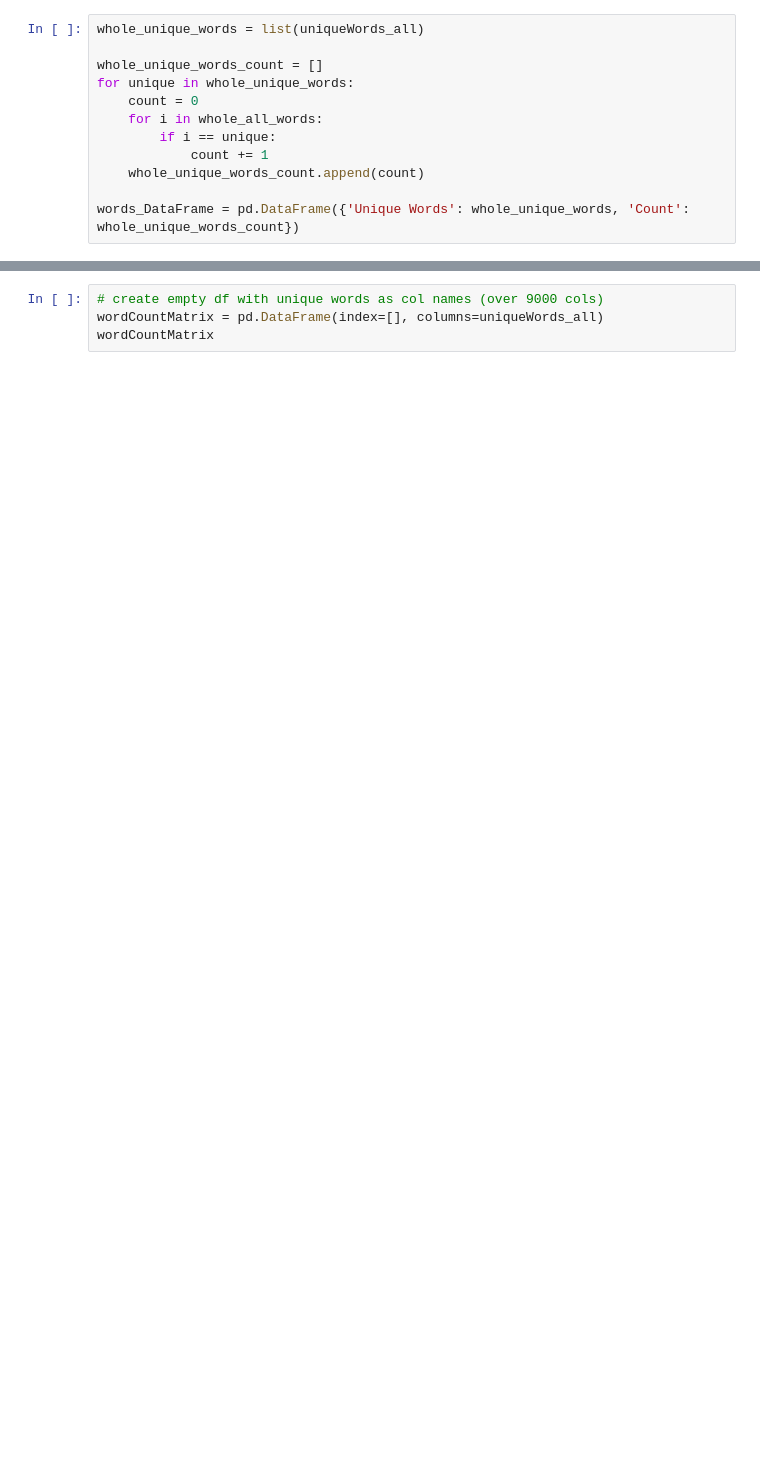
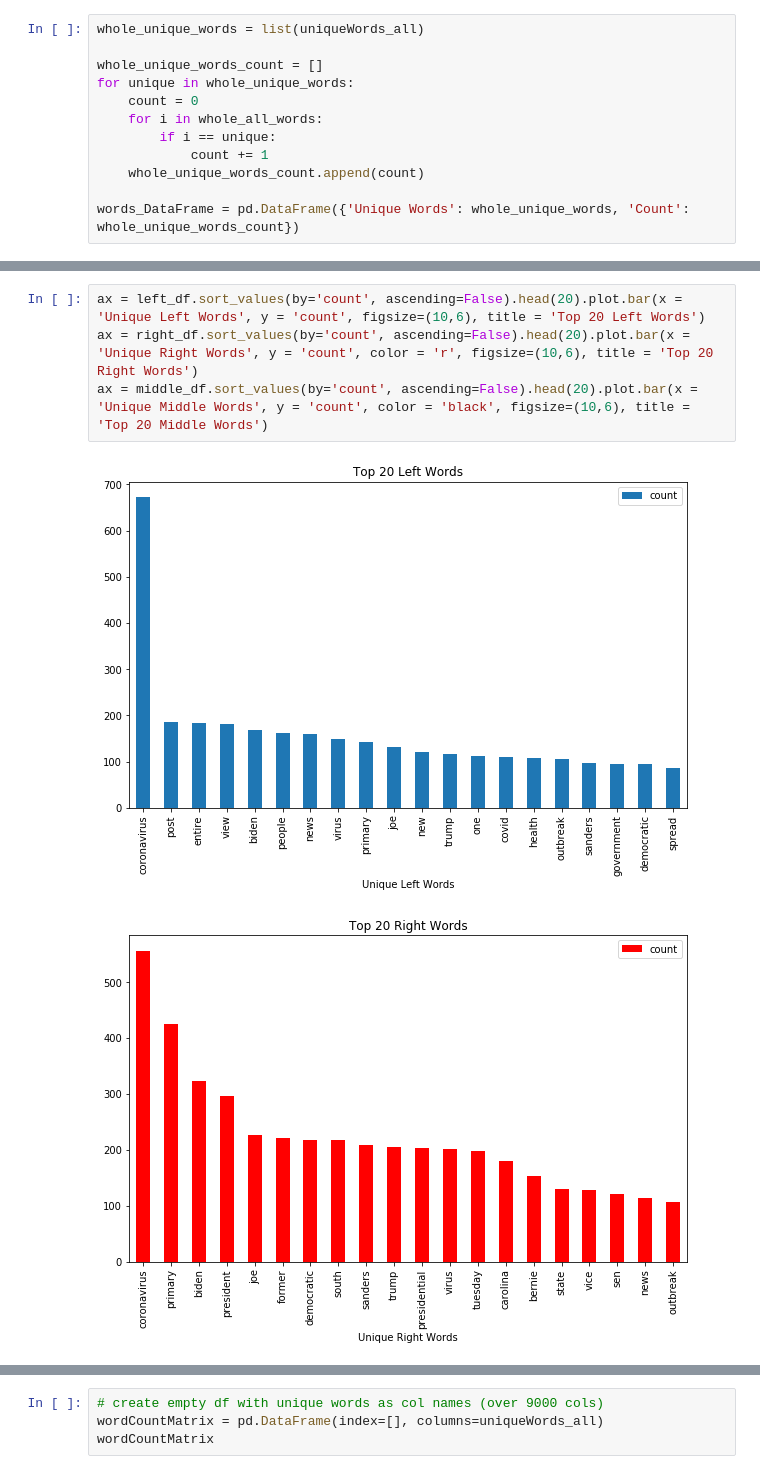
Before and after one commit to psulliv4/mediabias-project, a Jupyter notebook: DetectingMediaBias.ipynb, the cells around one changed output, grey strips where cells are left out. Cells and saved outputs as stored; diff of their text form; blank space fills up the shorter version.

```diff
--- a/DetectingMediaBias.ipynb
+++ b/DetectingMediaBias.ipynb
@@ -758,0 +749,7 @@ ax = words_DataFrame.sort_values(by='Count', ascending=False).head(20).plot.bar(
+# %%
+ax = left_df.sort_values(by='count', ascending=False).head(20).plot.bar(x = 'Unique Left Words', y = 'count', figsize=(10,6), title = 'Top 20 Left Words')
+ax = right_df.sort_values(by='count', ascending=False).head(20).plot.bar(x = 'Unique Right Words', y = 'count', color = 'r', figsize=(10,6), title = 'Top 20 Right Words')
+ax = middle_df.sort_values(by='count', ascending=False).head(20).plot.bar(x = 'Unique Middle Words', y = 'count', color = 'black', figsize=(10,6), title = 'Top 20 Middle Words')
+# %% [output]
+[figure, added]
+[figure, added]
```
Also changed, not shown: parts of 5 cells of this notebook.
